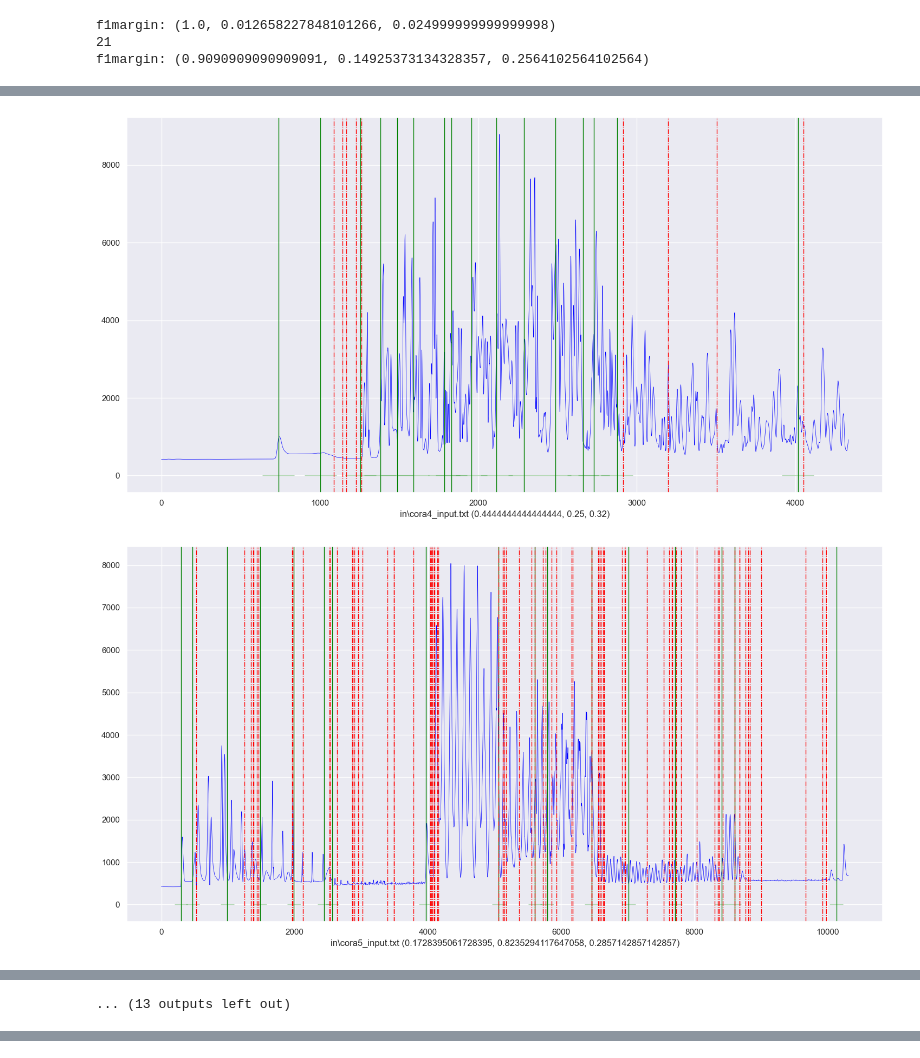
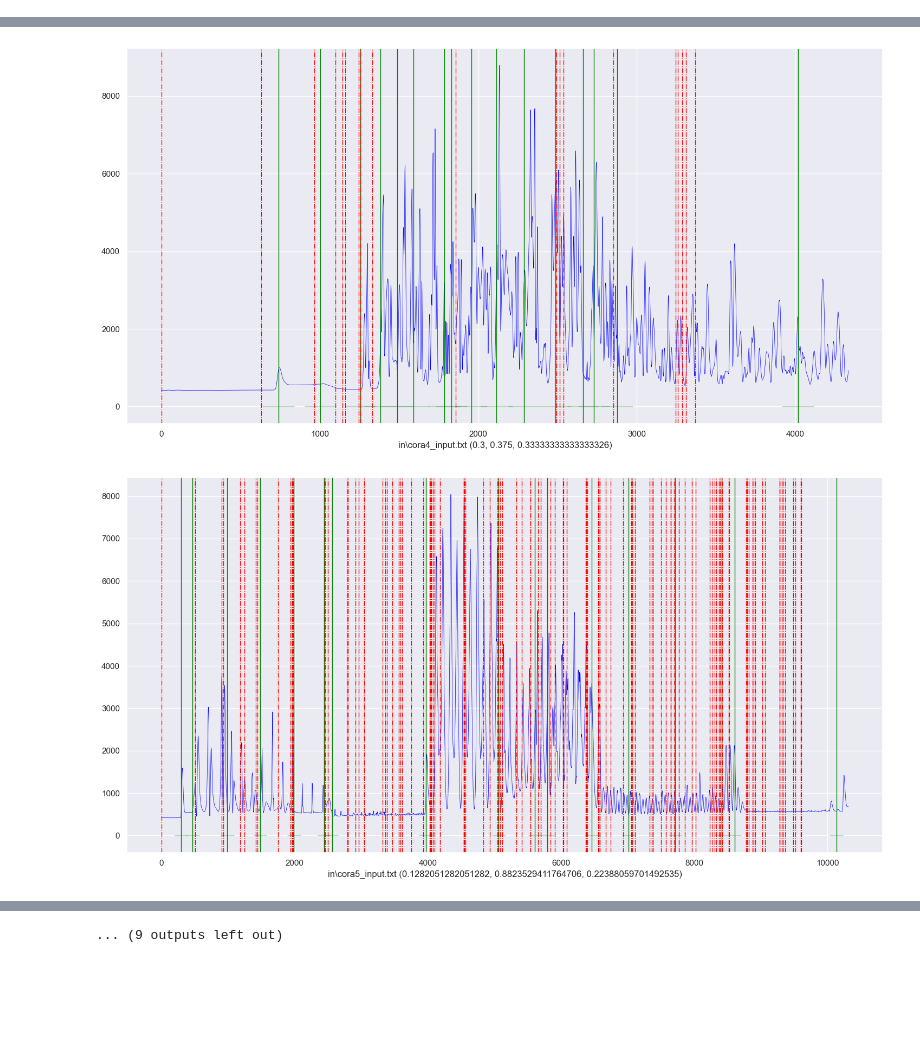
Before and after one commit to mosenco/CUSUMMO, a Jupyter notebook: generateAllResultFlussYESCPKNOWN.ipynb, the cells around one changed output, grey strips where cells are left out. Saved outputs shown, nothing was run; the diff lists cells and outputs as text; code cells hidden in the pictures; blank space fills up the shorter version.

```diff
--- a/generateAllResultFlussYESCPKNOWN.ipynb
+++ b/generateAllResultFlussYESCPKNOWN.ipynb
@@ -250,7 +250,7 @@ groundtruth=[
 for i in range(len(timeseries)):
     df=ReadAndPreProcess(timeseries[i])
     gt=LoadingGroundTruth(df,groundtruth[i])
-    cp,eachcp,clasp=GetFluss(df,gt)
+    cp,eachcp=GetFluss(df,gt)
     PlotResult(df,gt,cp, timeseries[i], 100)
     Evaluate("FLUSS",groundtruth[i],gt,timeseries[i],cp,df,100,"default",timeseries[i])
 # %% [output]
@@ -285,3 +276,0 @@ f1margin: (0.0, 0.0, 0)
-f1margin: (1.0, 0.012658227848101266, 0.024999999999999998)
-21
-f1margin: (0.9090909090909091, 0.14925373134328357, 0.2564102564102564)
@@ -289,2 +278,2 @@ f1margin: (0.9090909090909091, 0.14925373134328357, 0.2564102564102564)
-[figure, old version]
+[figure, new version]
-[figure, old version]
+[figure, new version]
@@ -297 +285,0 @@ f1margin: (0.9090909090909091, 0.14925373134328357, 0.2564102564102564)
-... (13 outputs left out)
@@ -297,0 +288 @@ f1margin: (0.9090909090909091, 0.14925373134328357, 0.2564102564102564)
+... (9 outputs left out)
```
Also changed, not shown: parts of 1 cell of this notebook, 4 other files.
